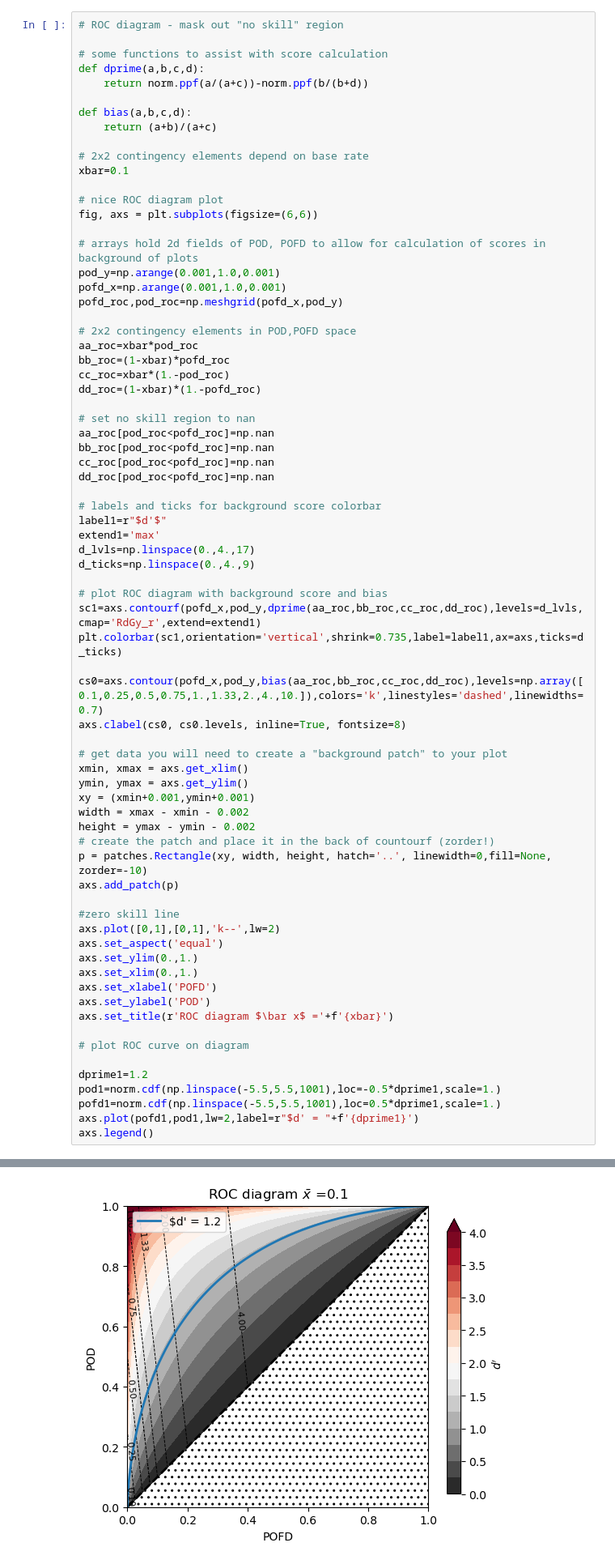
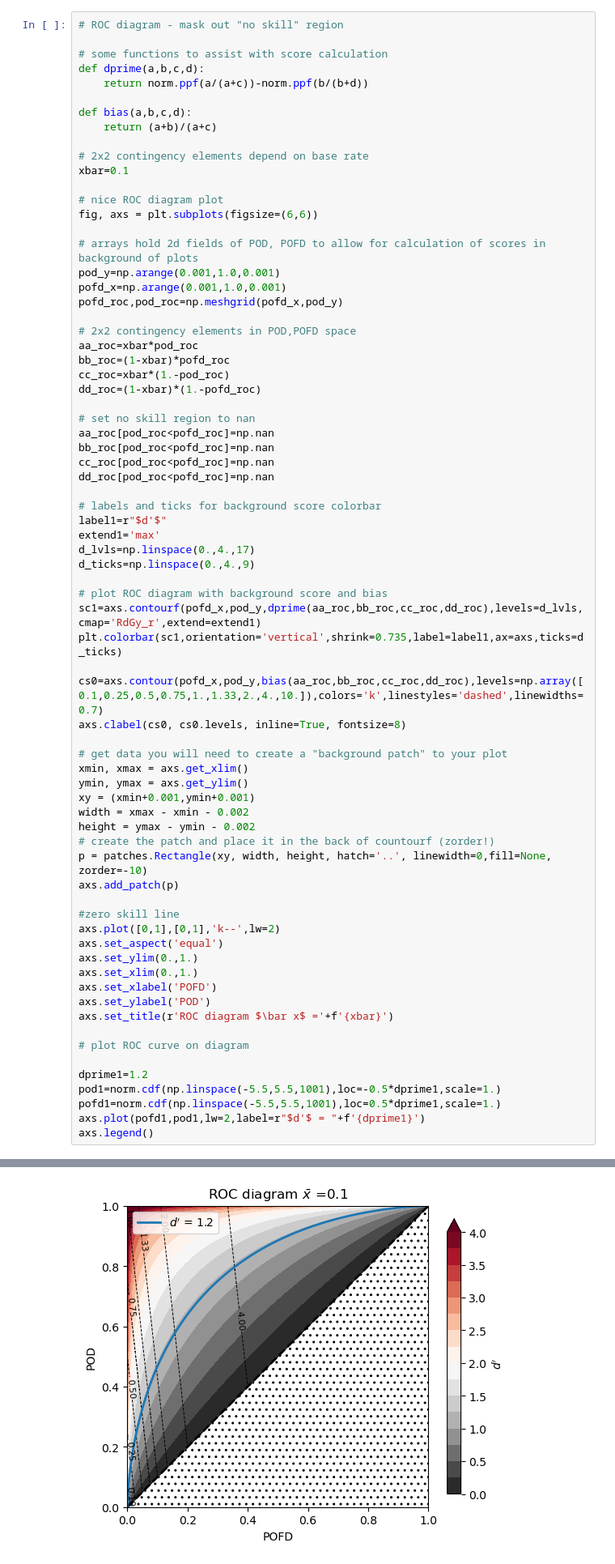
Before and after one commit to baldwin-ou/verification, a Jupyter notebook: intro_ROC_diagram.ipynb, the cells around one changed output, grey strips where cells are left out. Shown: that part at 81% size. Saved outputs shown, nothing was run; the diff lists cells and outputs as text.

```diff
--- a/intro_ROC_diagram.ipynb
+++ b/intro_ROC_diagram.ipynb
@@ -253,35 +253,35 @@ plt.colorbar(sc1,orientation='vertical',shrink=0.735,label=label1,ax=axs,ticks=d
 cs0=axs.contour(pofd_x,pod_y,bias(aa_roc,bb_roc,cc_roc,dd_roc),levels=np.array([0.1,0.25,0.5,0.75,1.,1.33,2.,4.,10.]),colors='k',linestyles='dashed',linewidths=0.7)
 axs.clabel(cs0, cs0.levels, inline=True, fontsize=8)
 
 # get data you will need to create a "background patch" to your plot
 xmin, xmax = axs.get_xlim()
 ymin, ymax = axs.get_ylim()
 xy = (xmin+0.001,ymin+0.001)
 width = xmax - xmin - 0.002
 height = ymax - ymin - 0.002
 # create the patch and place it in the back of countourf (zorder!)
 p = patches.Rectangle(xy, width, height, hatch='..', linewidth=0,fill=None, zorder=-10)
 axs.add_patch(p)
 
 #zero skill line
 axs.plot([0,1],[0,1],'k--',lw=2)
 axs.set_aspect('equal')
 axs.set_ylim(0.,1.)
 axs.set_xlim(0.,1.)
 axs.set_xlabel('POFD')
 axs.set_ylabel('POD')
 axs.set_title(r'ROC diagram $\bar x$ ='+f'{xbar}')
 
 # plot ROC curve on diagram
 
 dprime1=1.2
 pod1=norm.cdf(np.linspace(-5.5,5.5,1001),loc=-0.5*dprime1,scale=1.)
 pofd1=norm.cdf(np.linspace(-5.5,5.5,1001),loc=0.5*dprime1,scale=1.)
-axs.plot(pofd1,pod1,lw=2,label=r"$d' = "+f'{dprime1}')
+axs.plot(pofd1,pod1,lw=2,label=r"$d'$ = "+f'{dprime1}')
 axs.legend()
 # %% [output]
 <matplotlib.legend.Legend at 0x...>
-[figure, old version]
+[figure, new version]
 # %% [markdown]
 ## ROC diagram from arrays of forecasts/observations
 
```
Also changed, not shown: parts of 4 cells of this notebook.
